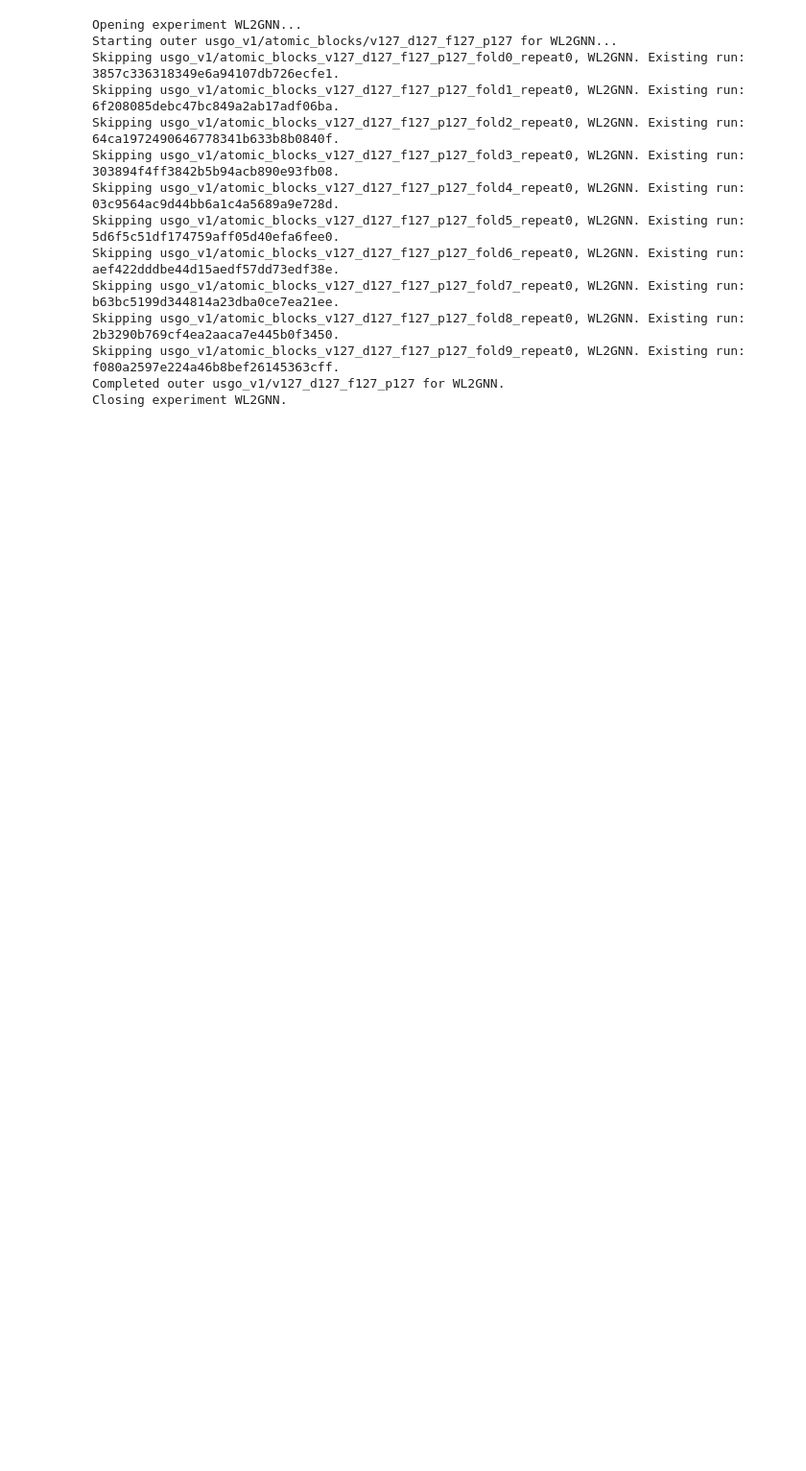
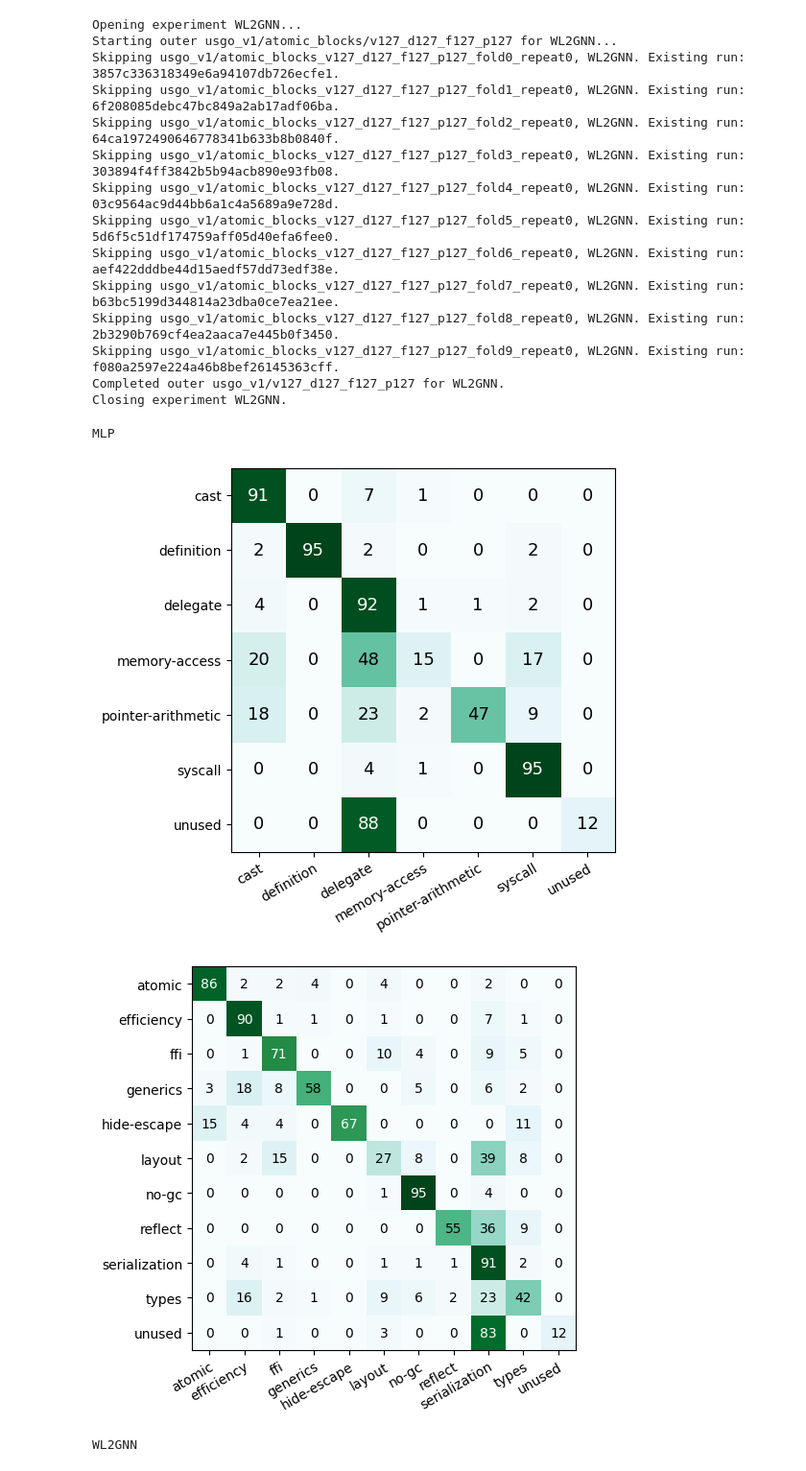
Before and after one commit to Cortys/unsafe-go-classifier, a Jupyter notebook: src/notebooks/playground.ipynb, the cells around one changed output. Shown: that part at 96% size. Saved outputs shown, nothing was run; the diff lists cells and outputs as text; code cells hidden in the pictures; blank space fills up the shorter version.

Commit message:
contracted label1 confusion matrix

```diff
--- a/src/notebooks/playground.ipynb
+++ b/src/notebooks/playground.ipynb
@@ -447,3 +447,78 @@ def draw_confusion(pred_labels, target_labels, normalize=True):
 # preds_to_dicts(s_pred, j)
 # preds_to_dicts(s_pred2, j)
 # s_pred_labels2[j]
+# %%
+import pickle
+import usgoc.evaluation.evaluate as ev
+
+l1_labels = {
+		"cast-basic": 0,
+		"cast-bytes": 1,
+		"cast-header": 2,
+		"cast-pointer": 3,
+		"cast-struct": 4,
+		"definition": 5,
+		"delegate": 6,
+		"memory-access": 7,
+		"pointer-arithmetic": 8,
+		"syscall": 9,
+		"unused": 10
+	}
+l2_labels = {
+		"atomic": 0,
+		"efficiency": 1,
+		"ffi": 2,
+		"generics": 3,
+		"hide-escape": 4,
+		"layout": 5,
+		"no-gc": 6,
+		"reflect": 7,
+		"serialization": 8,
+		"types": 9,
+		"unused": 10
+	}
+
+l1_labels = list(l1_labels.keys())
+l2_labels = list(l2_labels.keys())
+
+def plot_conf(n):
+  with open(f"/app/results/confusion_matrices_raw/atomic_blocks_v127_d127_f127_p127_{n}.pickle", "rb") as f:
+    p = pickle.load(f)
+  l1, l2 = p[0]["test"], p[1]["test"]
+
+  l1 = np.array(l1)
+  l2 = np.array(l2)
+
+  l1 = np.sum(l1, axis=(0, 1))
+  l2 = np.sum(l2, axis=(0, 1))
+
+  l1_cast = np.sum(l1[:5,:5])
+  l1_cast_row = np.sum(l1[:5,5:], axis=0)
+  l1_cast_col = np.sum(l1[5:,:5], axis=1)
+
+  l1_cast, l1_cast_row, l1_cast_col
+
+  l1_contract = np.concatenate([
+    np.concatenate([[l1_cast], l1_cast_row]).reshape((1,7)),
+    np.concatenate([l1_cast_col.reshape((6,1)), l1[5:,5:]], axis=1)
+  ])
+
+  l1_norm_cont = np.around(utils.row_normalize_matrix(l1_contract), 2) * 100
+  l2_norm = np.around(utils.row_normalize_matrix(l2), 2) * 100
+
+  print(n)
+  fig = utils.draw_confusion_matrix(l1_norm_cont.astype(int), ["cast"] + l1_labels[5:], True, text_config=dict(
+    fontsize=13
+  ), rotation=30)
+  fig.savefig(f"/app/results/confusion_matrices_plot/{n}_compressed_label1.pdf", pad_inches=0, bbox_inches="tight", dpi=300)
+  fig = utils.draw_confusion_matrix(l2_norm.astype(int), l2_labels, True, rotation=30)
+  fig.savefig(f"/app/results/confusion_matrices_plot/{n}_label2.pdf", pad_inches=0, bbox_inches="tight", dpi=300)
+
+
+plot_conf("MLP")
+plot_conf("WL2GNN")
+# %% [output]
+MLP
+[figure, added]
+[figure, added]
+WL2GNN
```
Also changed, not shown: parts of 1 cell of this notebook, 1 other file.
